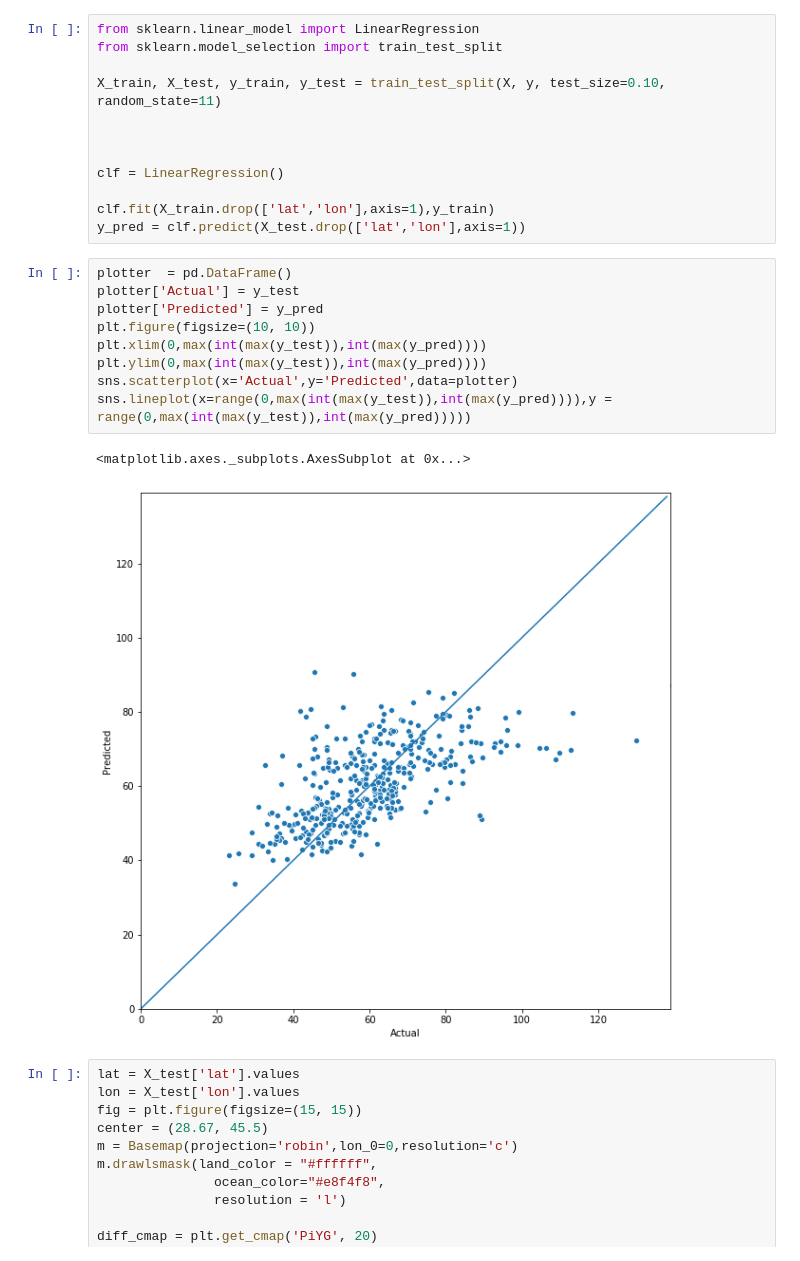
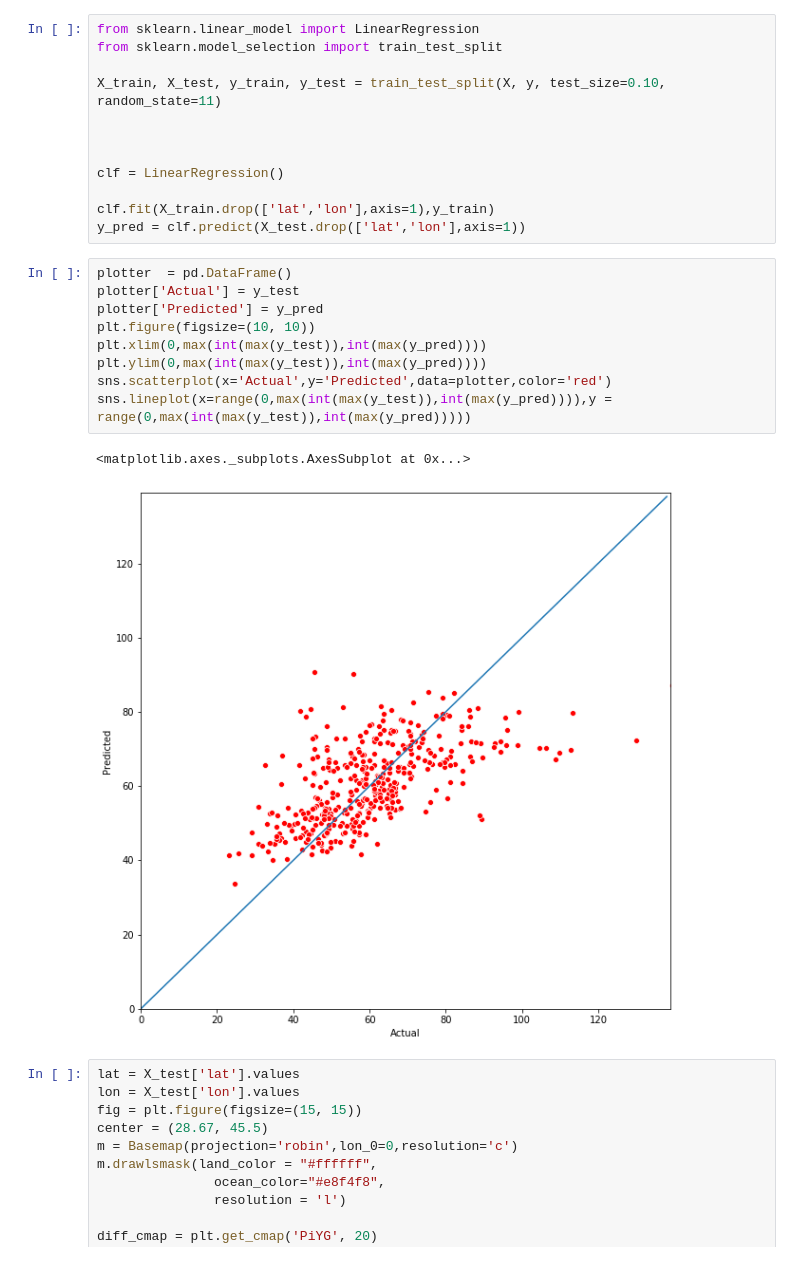
Before and after one commit to rahul-aedula95/ScientificML, a Jupyter notebook: 139/139.ipynb, the cells around one changed output. Drawn from its saved outputs; the diff is of its cells as text.

```diff
--- a/139/139.ipynb
+++ b/139/139.ipynb
@@ -46,15 +46,15 @@ y_pred = clf.predict(X_test.drop(['lat','lon'],axis=1))
 # %%
 plotter  = pd.DataFrame()
 plotter['Actual'] = y_test
 plotter['Predicted'] = y_pred
 plt.figure(figsize=(10, 10))
 plt.xlim(0,max(int(max(y_test)),int(max(y_pred))))
 plt.ylim(0,max(int(max(y_test)),int(max(y_pred))))
-sns.scatterplot(x='Actual',y='Predicted',data=plotter)
+sns.scatterplot(x='Actual',y='Predicted',data=plotter,color='red')
 sns.lineplot(x=range(0,max(int(max(y_test)),int(max(y_pred)))),y = range(0,max(int(max(y_test)),int(max(y_pred)))))
 # %% [output]
 <matplotlib.axes._subplots.AxesSubplot at 0x...>
-[figure, old version]
+[figure, new version]
 # %%
 lat = X_test['lat'].values
 lon = X_test['lon'].values
```
Also changed, not shown: parts of 8 cells of this notebook.
